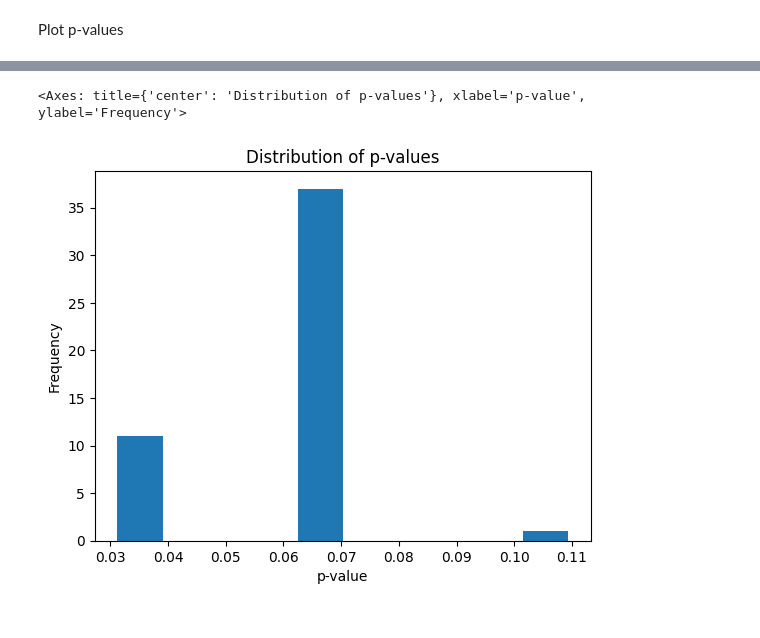
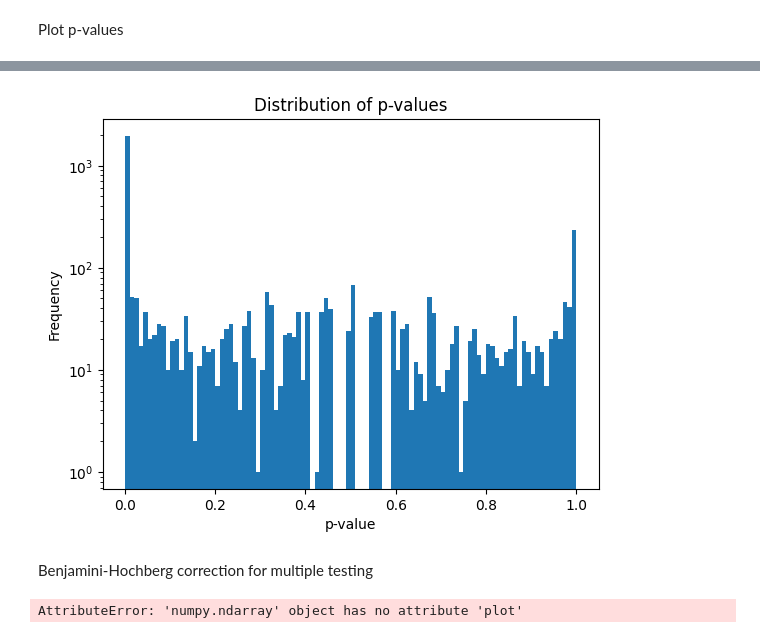
Before and after one commit to junkha/ba_biomed, a Jupyter notebook: analysis/binomial_testing.ipynb, the cells around one changed output, grey strips where cells are left out. Saved outputs shown, nothing was run; the diff lists cells and outputs as text; code cells hidden in the pictures.

Commit message:
performed binomial test on mmml LOH positions

```diff
--- a/analysis/binomial_testing.ipynb
+++ b/analysis/binomial_testing.ipynb
@@ -13,4 +12,8 @@ threshold = 4
+# %%
+threshold = 40
+folder = "LOH_pos_mmml_thresholded"
+readfile = f"/home/junkhann/daten/{folder}/LOH_positions_threshold_{threshold}.tsv.gz"
 # %%
-df = pd.read_csv(f"/home/junkhann/daten/LOH_pos_thresholded/LOH_positions_threshold_{threshold}.tsv.gz", sep="\t", compression="gzip")
+df = pd.read_csv(readfile, sep="\t", compression="gzip")
 len(df)
 # %% [output]
@@ -54,6 +62,7 @@ Plot p-values
 # %%
-p_values.plot(kind="hist", title="Distribution of p-values", xlabel="p-value")
-#plt.yscale("log")
+p_values.plot(kind="hist", bins=100, title="Distribution of p-values", xlabel="p-value")
+plt.yscale("log")
 # %% [output]
-<Axes: title={'center': 'Distribution of p-values'}, xlabel='p-value', ylabel='Frequency'>
-[figure, old version]
+[figure, new version]
+# %% [markdown]
+Benjamini-Hochberg correction for multiple testing
@@ -59,0 +71,4 @@ p_values.plot(kind="hist", title="Distribution of p-values", xlabel="p-value")
+# %%
+adjusted_p_values.plot(kind="hist", bins=100, title="Distribution of p-values (adjusted by Benjamini-Hochberg)", xlabel="adjusted p-value")
+# %% [output]
+AttributeError: 'numpy.ndarray' object has no attribute 'plot'
```
Also changed, not shown: parts of 9 cells of this notebook.
